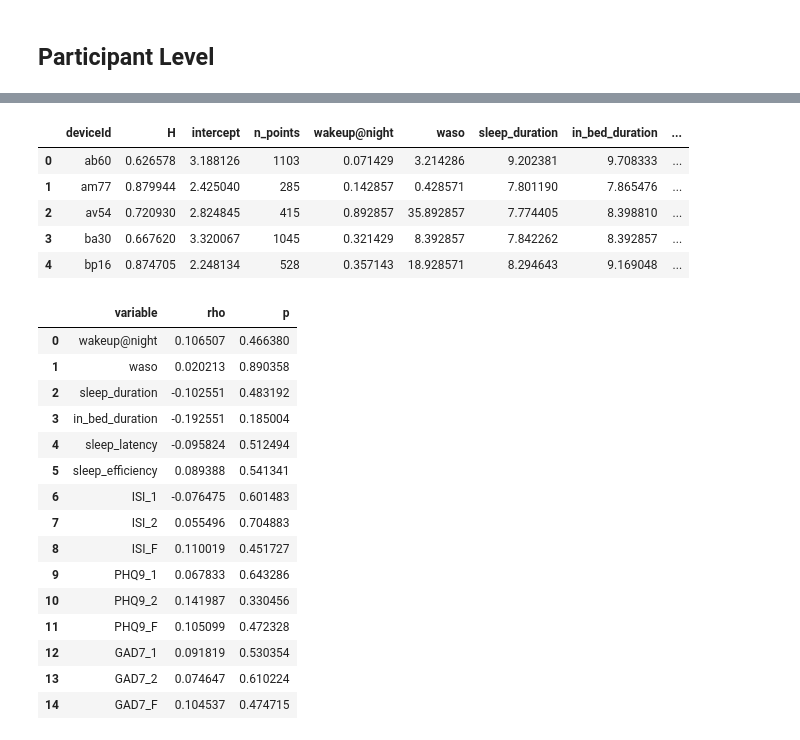
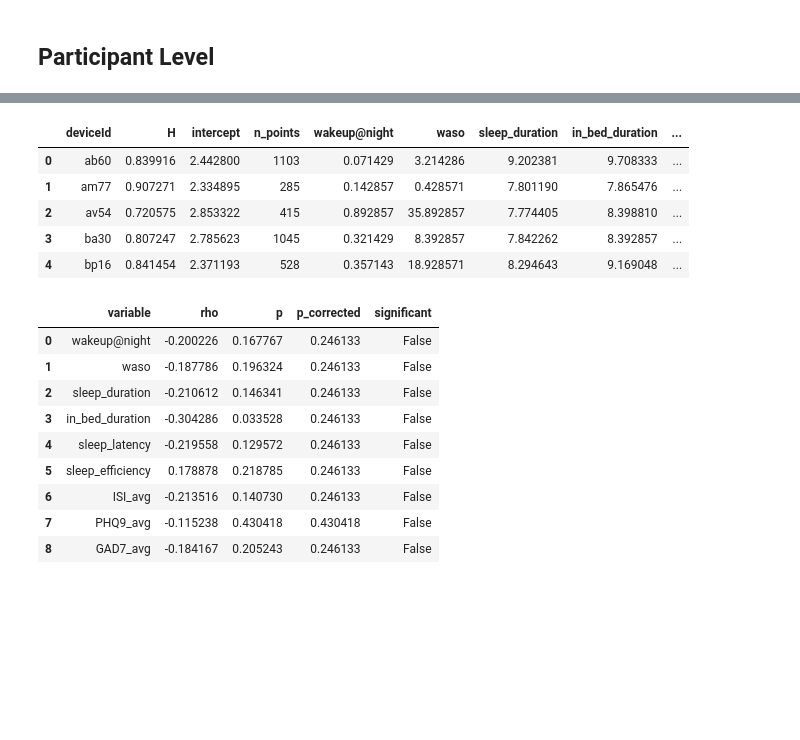
Before and after one commit to nachodll/complex_systems, a Jupyter notebook: fractal_analysis.ipynb, the cells around one changed output, grey strips where cells are left out. Drawn from its saved outputs; the diff is of its cells as text; code cells hidden in the pictures; blank space fills up the shorter version.

```diff
--- a/fractal_analysis.ipynb
+++ b/fractal_analysis.ipynb
@@ -199,6 +244,7 @@ plt.show()
 df_shf = sensor_hrv_filtered.copy()
 
 results = []
+skipped = 0
 
 for pid, df_temp in tqdm(df_shf.groupby("deviceId", sort=True)):
     df_temp = df_temp.copy()
@@ -206,14 +252,16 @@ for pid, df_temp in tqdm(df_shf.groupby("deviceId", sort=True)):
     # Clean ibi scores and get rid of NaNs
     x = df_temp["ibi"][np.isfinite(df_temp["ibi"])]
 
+    # Make sure there are enough data points
+    if len(x) < 64:
+        skipped += 1
+        continue
+
     # Calculate DFA using the fathon module
     profile = fu.toAggregated(x)
     dfa = fathon.DFA(profile)
 
-    # Pick max window size of 2000 or the length of the profile // 4, whichever is smaller. Definitely can use some more literature
-    win_max = min(2000, len(profile) // 4)
-
-    wins = fu.linRangeByStep(10, win_max)
+    wins = fu.linRangeByStep(16, 64)
     n, F = dfa.computeFlucVec(wins, revSeg=True, polOrd=1)
     H, intercept = dfa.fitFlucVec()
 
@@ -226,6 +274,7 @@ for pid, df_temp in tqdm(df_shf.groupby("deviceId", sort=True)):
         }
     )
 
-df_dfa = pd.DataFrame(results)
-df_dfa.head()
+df_dfa_part = pd.DataFrame(results)
+print("Worked Correctly:", len(results), "-- Skipped due to too little data points:", skipped)
+df_dfa_part.head()
 # %% [output]
@@ -238,12 +288,12 @@ df_dfa.head()
 # %%
 # Merge DFA with sleep diary on participant level
 
-df_sd = sleep_diary.copy()
-df_sd.rename(columns={"userId":"deviceId"}, inplace=True)
-df_sd = df_sd[["deviceId", "wakeup@night", "waso", "sleep_duration", "in_bed_duration", "sleep_latency", "sleep_efficiency"]]
-df_sd_participant = df_sd.groupby("deviceId").mean()
+df_sd_part = sleep_diary.copy()
+df_sd_part.rename(columns={"userId":"deviceId"}, inplace=True)
+df_sd_part = df_sd_part[["deviceId", "wakeup@night", "waso", "sleep_duration", "in_bed_duration", "sleep_latency", "sleep_efficiency"]]
+df_sd_part = df_sd_part.groupby("deviceId").mean()
 
-df_analysis = df_dfa.merge(df_sd_participant, on="deviceId", how="inner")
-df_analysis.head()
+df_analysis_part = df_dfa_part.merge(df_sd_part, on="deviceId", how="inner")
+df_analysis_part.head()
 # %% [output]
 |  | deviceId | H | intercept | n_points | wakeup@night | waso | sleep_duration | in_bed_duration | ... |
@@ -255,42 +305,36 @@ df_analysis.head()
 # %%
 # Merge DFA+Sleep Diary summary with survey questionnaires
 
-df_s = survey.copy()
-df_s = df_s[["deviceId", "ISI_1", "ISI_2", "ISI_F", "PHQ9_1", "PHQ9_2", "PHQ9_F", "GAD7_1", "GAD7_2", "GAD7_F"]]
-df_s.head()
+df_s_part= survey.copy()
+df_s_part = df_s_part[["deviceId", "ISI_avg", "PHQ9_avg", "GAD7_avg"]]
+df_s_part.head()
 
-df_analysis = df_analysis.merge(df_s, on="deviceId", how="inner")
-df_analysis.head()
+df_analysis_part = df_analysis_part.merge(df_s_part, on="deviceId", how="inner")
+df_analysis_part.head()
 # %% [output]
 |  | deviceId | H | intercept | n_points | wakeup@night | waso | sleep_duration | in_bed_duration | ... |
-| 0 | ab60 | 0.626578 | 3.188126 | 1103 | 0.071429 | 3.214286 | 9.202381 | 9.708333 | ... |
-| 1 | am77 | 0.879944 | 2.425040 | 285 | 0.142857 | 0.428571 | 7.801190 | 7.865476 | ... |
-| 2 | av54 | 0.720930 | 2.824845 | 415 | 0.892857 | 35.892857 | 7.774405 | 8.398810 | ... |
-| 3 | ba30 | 0.667620 | 3.320067 | 1045 | 0.321429 | 8.392857 | 7.842262 | 8.392857 | ... |
-| 4 | bp16 | 0.874705 | 2.248134 | 528 | 0.357143 | 18.928571 | 8.294643 | 9.169048 | ... |
+| 0 | ab60 | 0.839916 | 2.442800 | 1103 | 0.071429 | 3.214286 | 9.202381 | 9.708333 | ... |
+| 1 | am77 | 0.907271 | 2.334895 | 285 | 0.142857 | 0.428571 | 7.801190 | 7.865476 | ... |
+| 2 | av54 | 0.720575 | 2.853322 | 415 | 0.892857 | 35.892857 | 7.774405 | 8.398810 | ... |
+| 3 | ba30 | 0.807247 | 2.785623 | 1045 | 0.321429 | 8.392857 | 7.842262 | 8.392857 | ... |
+| 4 | bp16 | 0.841454 | 2.371193 | 528 | 0.357143 | 18.928571 | 8.294643 | 9.169048 | ... |
 # %%
 # Correlate the DFA H score with various variables
-correlation_variables = ["wakeup@night", "waso", "sleep_duration", "in_bed_duration", "sleep_latency", "sleep_efficiency", "ISI_1", "ISI_2", "ISI_F", "PHQ9_1", "PHQ9_2", "PHQ9_F", "GAD7_1", "GAD7_2", "GAD7_F"]
+correlation_variables = ["wakeup@night", "waso", "sleep_duration", "in_bed_duration", "sleep_latency", "sleep_efficiency", "ISI_avg", "PHQ9_avg", "GAD7_avg"]
 
-df_correlation = spearman_table(df_analysis, "H", correlation_variables)
-df_correlation
+df_correlation_part = spearman_table(df_analysis_part, "H", correlation_variables)
+df_correlation_part
 # %% [output]
-|  | variable | rho | p |
-| 0 | wakeup@night | 0.106507 | 0.466380 |
-| 1 | waso | 0.020213 | 0.890358 |
-| 2 | sleep_duration | -0.102551 | 0.483192 |
-| 3 | in_bed_duration | -0.192551 | 0.185004 |
-| 4 | sleep_latency | -0.095824 | 0.512494 |
-| 5 | sleep_efficiency | 0.089388 | 0.541341 |
-| 6 | ISI_1 | -0.076475 | 0.601483 |
-| 7 | ISI_2 | 0.055496 | 0.704883 |
-| 8 | ISI_F | 0.110019 | 0.451727 |
-| 9 | PHQ9_1 | 0.067833 | 0.643286 |
-| 10 | PHQ9_2 | 0.141987 | 0.330456 |
-| 11 | PHQ9_F | 0.105099 | 0.472328 |
-| 12 | GAD7_1 | 0.091819 | 0.530354 |
-| 13 | GAD7_2 | 0.074647 | 0.610224 |
-| 14 | GAD7_F | 0.104537 | 0.474715 |
+|  | variable | rho | p | p_corrected | significant |
+| 0 | wakeup@night | -0.200226 | 0.167767 | 0.246133 | False |
+| 1 | waso | -0.187786 | 0.196324 | 0.246133 | False |
+| 2 | sleep_duration | -0.210612 | 0.146341 | 0.246133 | False |
+| 3 | in_bed_duration | -0.304286 | 0.033528 | 0.246133 | False |
+| 4 | sleep_latency | -0.219558 | 0.129572 | 0.246133 | False |
+| 5 | sleep_efficiency | 0.178878 | 0.218785 | 0.246133 | False |
+| 6 | ISI_avg | -0.213516 | 0.140730 | 0.246133 | False |
+| 7 | PHQ9_avg | -0.115238 | 0.430418 | 0.430418 | False |
+| 8 | GAD7_avg | -0.184167 | 0.205243 | 0.246133 | False |
 # %%
 # Plot H distribution
 
```
Also changed, not shown: parts of 21 cells of this notebook.
